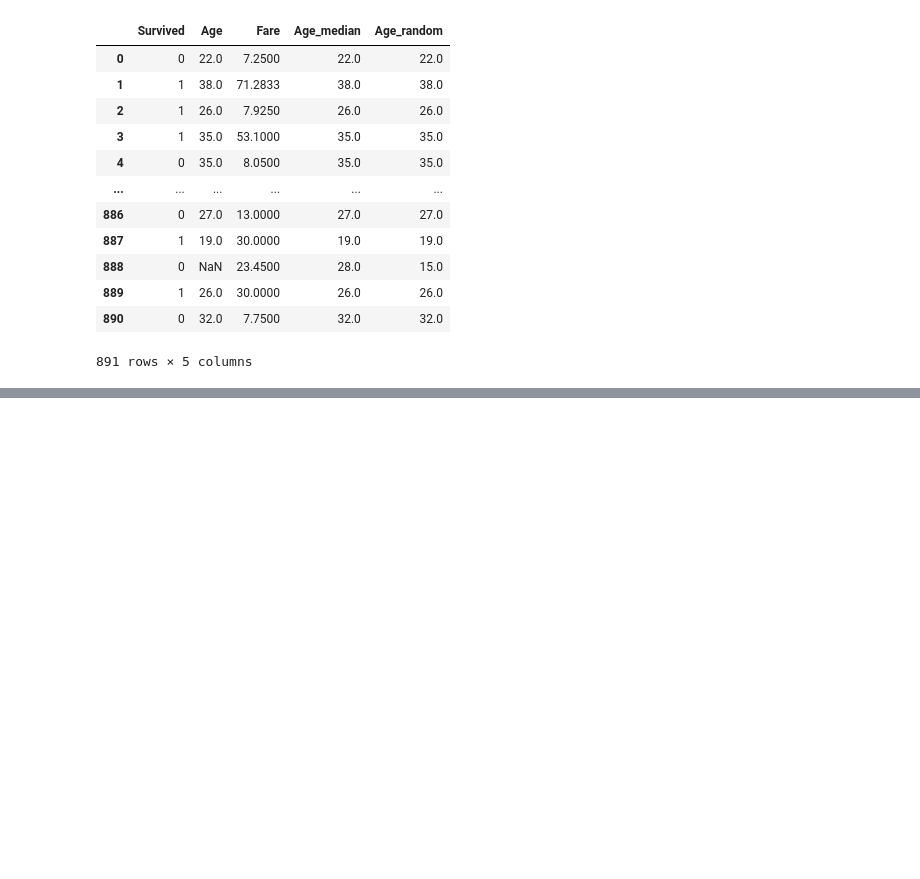
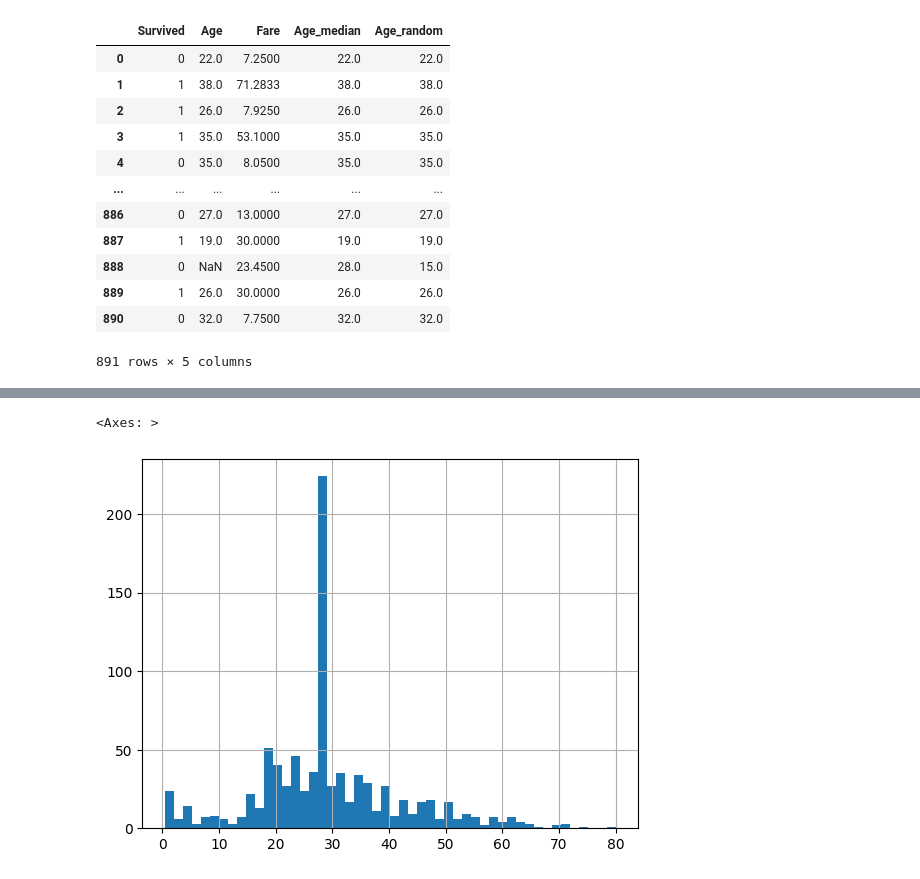
Before and after one commit to govardhan-06/practice-Notebooks, a Jupyter notebook: Handling_missing_data.ipynb, the cells around one changed output, grey strips where cells are left out. Saved outputs shown, nothing was run; the diff lists cells and outputs as text; code cells hidden in the pictures; blank space fills up the shorter version.

```diff
--- a/Handling_missing_data.ipynb
+++ b/Handling_missing_data.ipynb
@@ -198,0 +282,5 @@ df
+# %%
+df["Age"].hist(bins=50)
+# %% [output]
+<Axes: >
+[figure, added]
```
Also changed, not shown: parts of 16 cells of this notebook.
